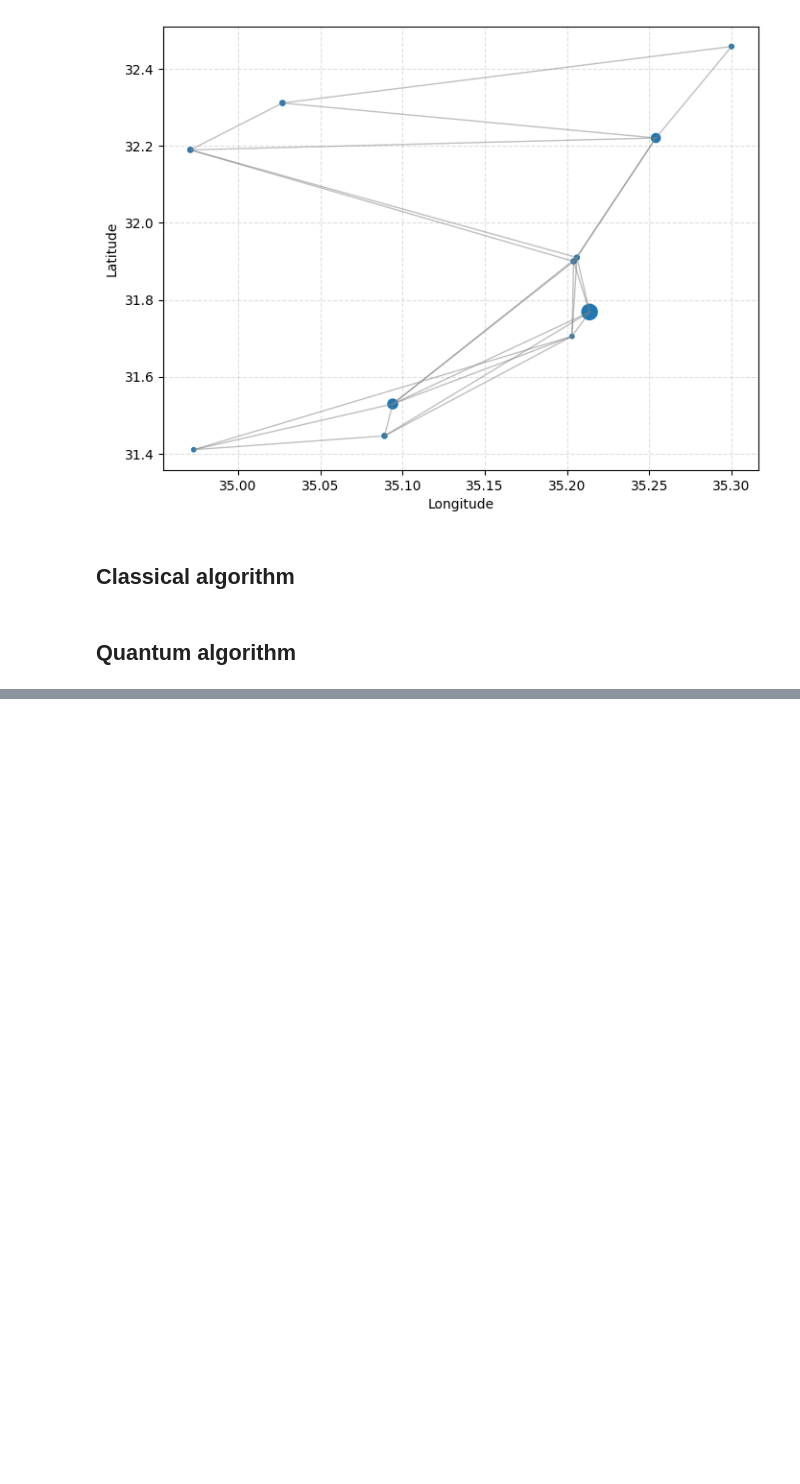
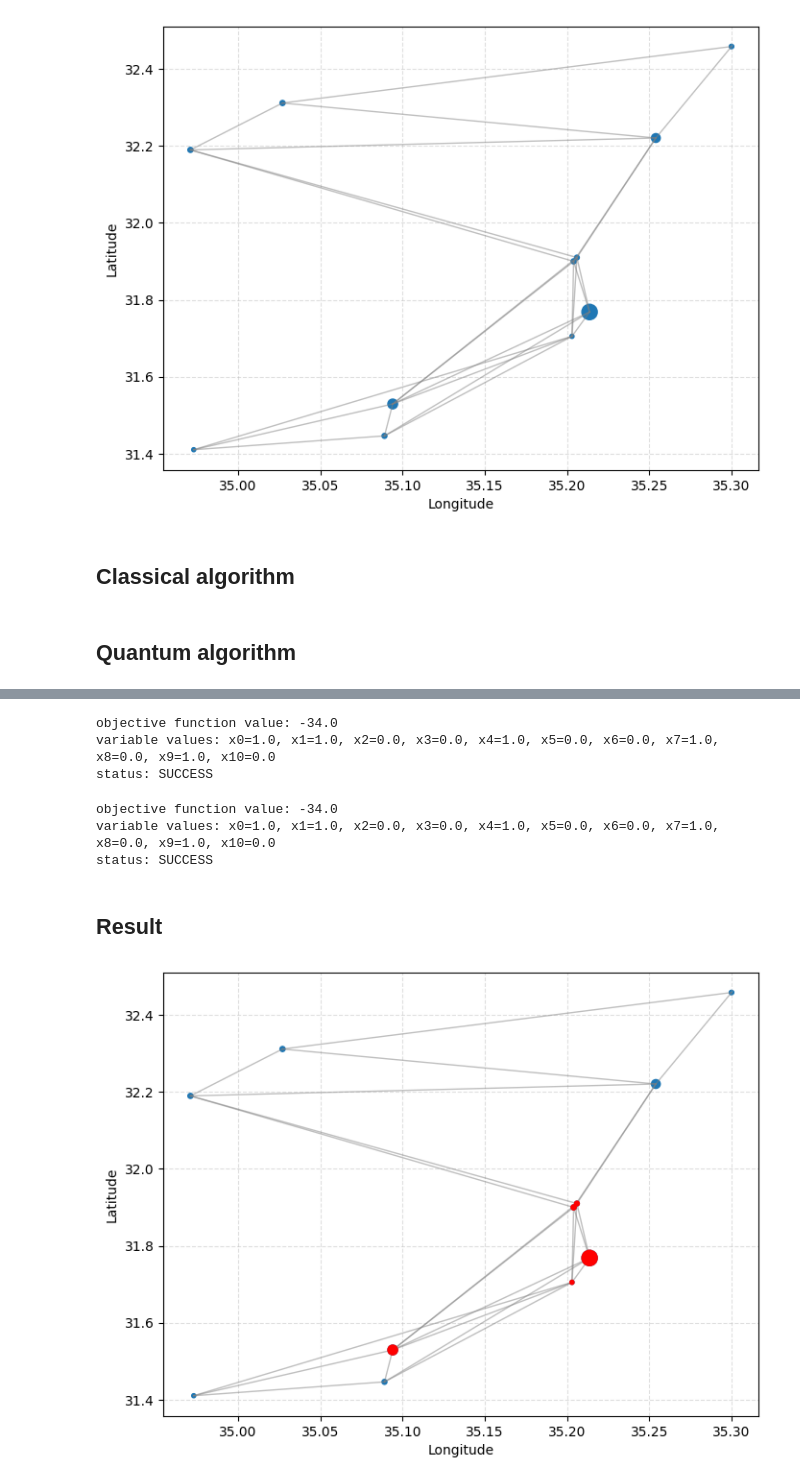
Before and after one commit to mlopezig59/QIF_OptimizationProblem, a Jupyter notebook: mar.ipynb, the cells around one changed output, grey strips where cells are left out. Saved outputs shown, nothing was run; the diff lists cells and outputs as text; code cells hidden in the pictures; blank space fills up the shorter version.

```diff
--- a/mar.ipynb
+++ b/mar.ipynb
@@ -128,4 +128,6 @@ from qiskit_optimization.algorithms import (
 from qiskit_optimization.minimum_eigensolvers import QAOA, NumPyMinimumEigensolver
 from qiskit_optimization.optimizers import COBYLA
 from qiskit_optimization.utils import algorithm_globals
+# %%
+nodes, edges, degree = graph(11)
 # %%
@@ -217,0 +200,60 @@ Objective value: -1.3948550000000068
+# %%
+algorithm_globals.random_seed = 10598
+qaoa_mes = QAOA(sampler=StatevectorSampler(seed=123), optimizer=COBYLA(), initial_point=[1, 1])
+exact_mes = NumPyMinimumEigensolver()
+# %%
+qaoa = MinimumEigenOptimizer(qaoa_mes)  # using QAOA
+exact = MinimumEigenOptimizer(exact_mes)  # using the exact classical numpy minimum eigen solver
+# %%
+exact_result = exact.solve(qubo)
+print(exact_result.prettyprint())
+# %% [output]
+objective function value: -34.0
+variable values: x0=1.0, x1=1.0, x2=0.0, x3=0.0, x4=1.0, x5=0.0, x6=0.0, x7=1.0, x8=0.0, x9=1.0, x10=0.0
+status: SUCCESS
+# %%
+qaoa_result = qaoa.solve(qubo)
+print(qaoa_result.prettyprint())
+# %% [output]
+objective function value: -34.0
+variable values: x0=1.0, x1=1.0, x2=0.0, x3=0.0, x4=1.0, x5=0.0, x6=0.0, x7=1.0, x8=0.0, x9=1.0, x10=0.0
+status: SUCCESS
+# %% [markdown]
+## Result
+# %%
+selected_nodes = [i for i in range(n) if qaoa_result.x[i] == 1.0]
+
+plt.figure(figsize=(8, 6))
+
+for i in range(len(edges)):
+    for j in range(i + 1, len(edges[i])):
+        if edges[i][j] > 0:
+            x1, y1 = nodes.iloc[i][["longitude", "latitude"]]
+            x2, y2 = nodes.iloc[j][["longitude", "latitude"]]
+            plt.plot([x1, x2], [y1, y2], color="gray", alpha=0.5, linewidth=1)
+
+plt.scatter(
+    nodes["longitude"],
+    nodes["latitude"],
+    s=nodes["population_est"] / 3000,
+    color="tab:blue"
+)
+
+selected_lons = nodes.iloc[selected_nodes]["longitude"]
+selected_lats = nodes.iloc[selected_nodes]["latitude"]
+selected_pops = nodes.iloc[selected_nodes]["population_est"]
+
+plt.scatter(
+    selected_lons,
+    selected_lats,
+    s=selected_pops / 3000,
+    color="red",
+    zorder=5
+)
+
+plt.xlabel("Longitude")
+plt.ylabel("Latitude")
+plt.grid(True, linestyle="--", alpha=0.4)
+plt.show()
+# %% [output]
+[figure, added]
```
Also changed, not shown: parts of 3 cells of this notebook.
